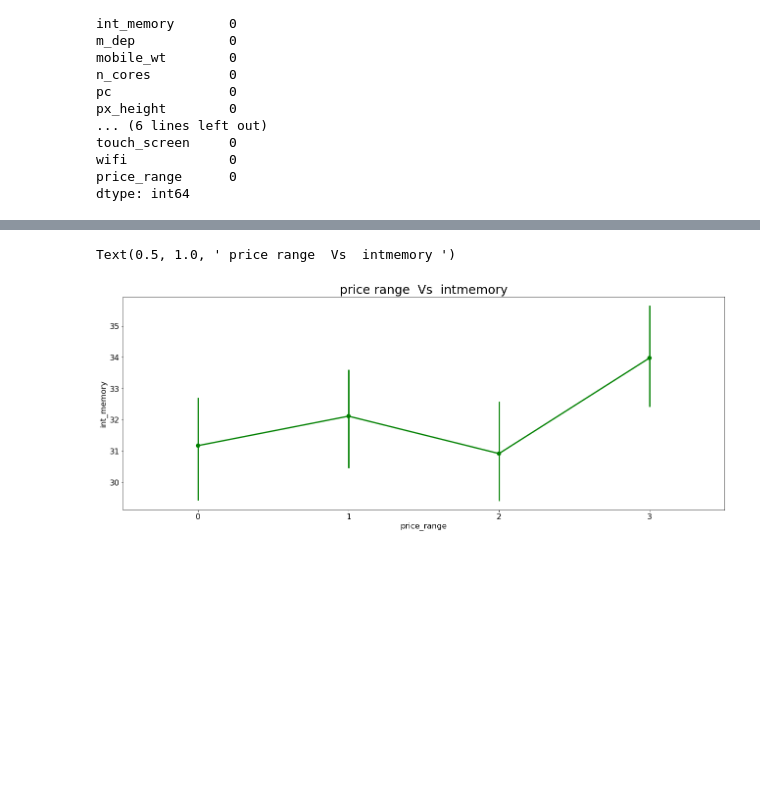
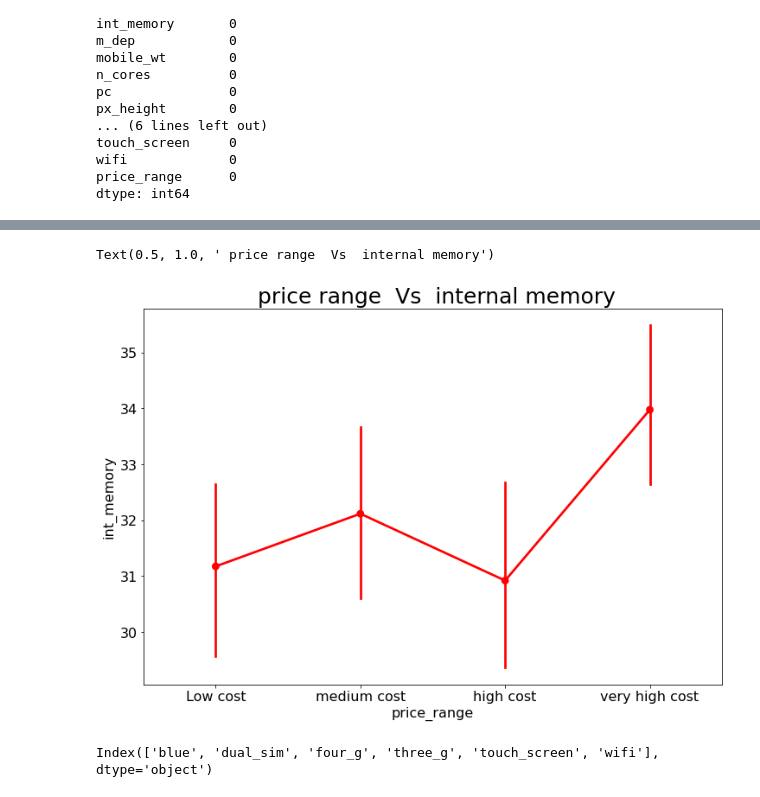
Before and after one commit to iamnaveenk/capstone_project-3-classification-, a Jupyter notebook: mobile_price_range_prediction.ipynb, the cells around one changed output, grey strips where cells are left out. Saved outputs shown, nothing was run; the diff lists cells and outputs as text; code cells hidden in the pictures; blank space fills up the shorter version.

```diff
--- a/mobile_price_range_prediction.ipynb
+++ b/mobile_price_range_prediction.ipynb
@@ -127,8 +238,17 @@ Text(0.5, 1.0, 'price range distribution')
 # %%
-plt.figure(figsize = (22,8))
+plt.figure(figsize = (12,8))
 plt.rcParams['font.size'] = '16'
-sns.pointplot(x=df['price_range'],y = df['int_memory'],data = df,color='g')
-plt.title(' price range  Vs  intmemory '     , size=25)
+sns.pointplot(x=df['price_range'],y = df['int_memory'],data = df,color='r')
+plt.xticks(ticks=[0,1,2,3],labels=['Low cost','medium cost','high cost','very high cost'])
+
+plt.title(' price range  Vs  internal memory', size=25)
 # %% [output]
-Text(0.5, 1.0, ' price range  Vs  intmemory ')
+Text(0.5, 1.0, ' price range  Vs  internal memory')
-[figure, old version]
+[figure, new version]
+# %%
+
+
+
+bool_cols.columns
+# %% [output]
+Index(['blue', 'dual_sim', 'four_g', 'three_g', 'touch_screen', 'wifi'], dtype='object')
```
Also changed, not shown: parts of 15 cells of this notebook.
